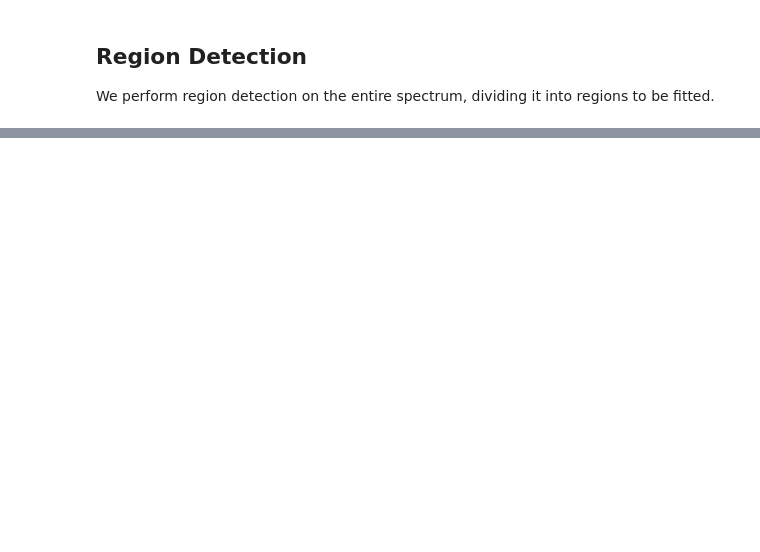
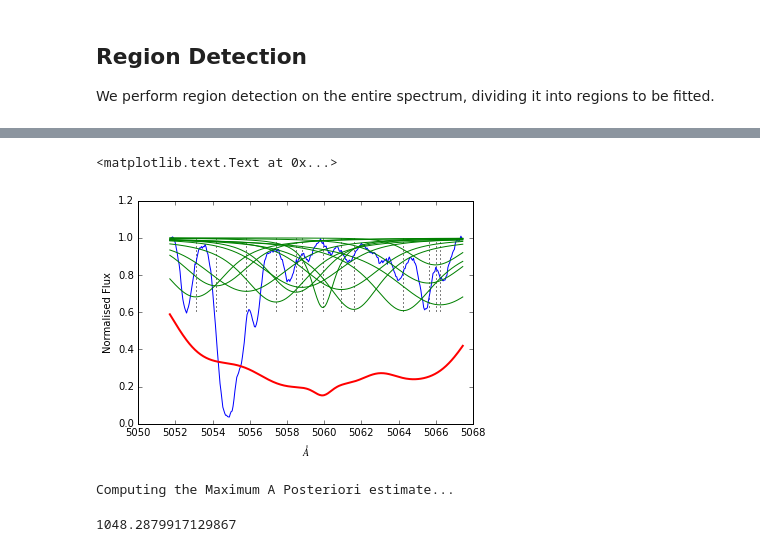
Before and after one commit to sarahappleby/VAMP, a Jupyter notebook: spec_demo.ipynb, the cells around one changed output, grey strips where cells are left out. Saved outputs shown, nothing was run; the diff lists cells and outputs as text; code cells hidden in the pictures; blank space fills up the shorter version.

```diff
--- a/spec_demo.ipynb
+++ b/spec_demo.ipynb
@@ -24,0 +143,30 @@ We perform region detection on the entire spectrum, dividing it into regions to
+# %%
+f, ax = plt.subplots()
+
+ax.plot(wavelength_array, flux_array)
+
+for c in range(len(vpfit.estimated_profiles)):
+    ax.plot(wavelength_array, vpfit.Absorption(vpfit.estimated_profiles[c].value),
+             color="green")
+
+plt.vlines([x['centroid'].value for x in vpfit.estimated_variables.values()],
+           1, vpfit.Absorption(np.array([x['amplitude'].value for x in vpfit.estimated_variables.values()])),
+           linestyles='dotted')
+
+#plt.vlines(wavelength_array[local_minima], 0, 1, linestyles='dashdot')
+
+plt.plot(wavelength_array, vpfit.total.value, color='red', linewidth=2.0)
+
+plt.xlabel('$\AA$')
+plt.ylabel('Normalised Flux')
+# %% [output]
+<matplotlib.text.Text at 0x...>
+[figure, added]
+# %%
+vpfit.map_estimate()
+# %% [output]
+Computing the Maximum A Posteriori estimate...
+# %%
+vpfit.MAP.BIC
+# %% [output]
+1048.2879917129867
```
Also changed, not shown: parts of 34 cells of this notebook, 3 other files.
